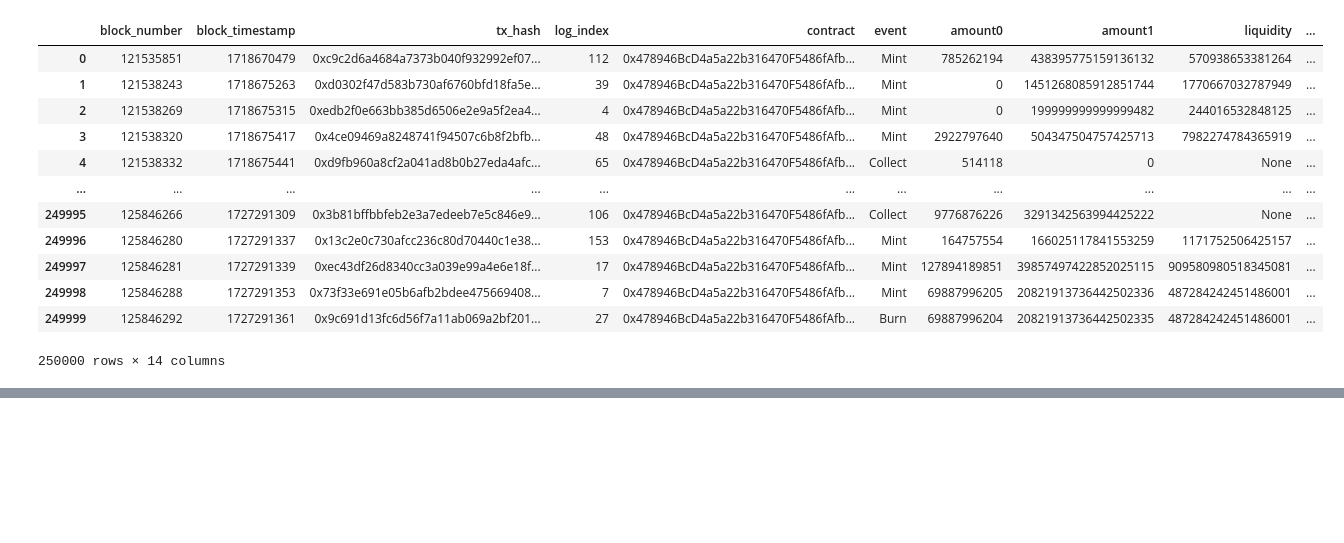
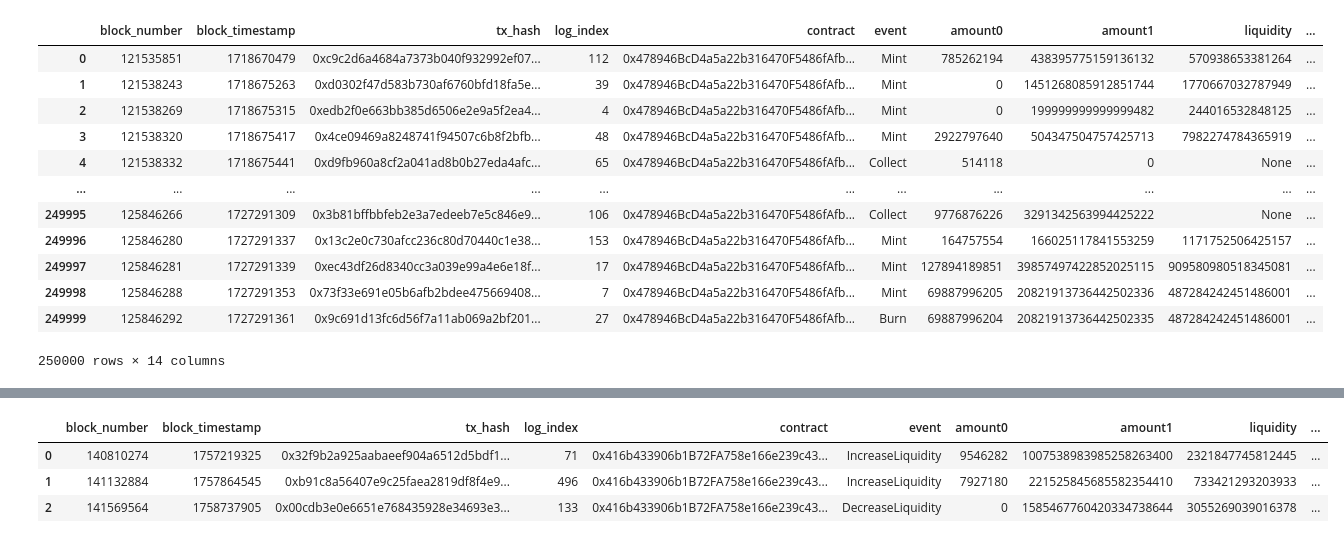
Before and after one commit to youssefGha98/Defind, a Jupyter notebook: src/defind/test.ipynb, the cells around one changed output, grey strips where cells are left out. Drawn from its saved outputs; the diff is of its cells as text; code cells hidden in the pictures; blank space fills up the shorter version.

```diff
--- a/src/defind/test.ipynb
+++ b/src/defind/test.ipynb
@@ -201,0 +182,22 @@ df
+# %%
+import duckdb
+
+# target wallet (lowercase for consistency)
+
+# open a DuckDB connection (in-memory)
+con = duckdb.connect()
+con.execute("PRAGMA memory_limit='2GB'")  # optional, bound memory
+
+# query across all shards
+q = """
+SELECT block_number,	block_timestamp,	tx_hash,	log_index,	contract,	event,	amount0,	amount1,	liquidity,	token_id
+FROM read_parquet(
+  'data2/0x416b433906b1b72fa758e166e239c43d68dc6f29__topics-0x26f6a048x0x3067048b__universal/shards/shard_*.parquet',
+  union_by_name=true
+)
+WHERE token_id = ?
+ORDER BY block_number, tx_hash, log_index
+"""
+
+df = con.execute(q,["3704259"]).df()
+print(df.head())
@@ -201,0 +224,7 @@ df
+# %%
+df
+# %% [output]
+|  | block_number | block_timestamp | tx_hash | log_index | contract | event | amount0 | amount1 | liquidity | ... |
+| 0 | 140810274 | 1757219325 | 0x32f9b2a925aabaeef904a6512d5bdf1... | 71 | 0x416b433906b1B72FA758e166e239c43... | IncreaseLiquidity | 9546282 | 1007538983985258263400 | 2321847745812445 | ... |
+| 1 | 141132884 | 1757864545 | 0xb91c8a56407e9c25faea2819df8f4e9... | 496 | 0x416b433906b1B72FA758e166e239c43... | IncreaseLiquidity | 7927180 | 221525845685582354410 | 733421293203933 | ... |
+| 2 | 141569564 | 1758737905 | 0x00cdb3e0e6651e768435928e34693e3... | 133 | 0x416b433906b1B72FA758e166e239c43... | DecreaseLiquidity | 0 | 1585467760420334738644 | 3055269039016378 | ... |
```
Also changed, not shown: parts of 12 cells of this notebook, 19 other files.
